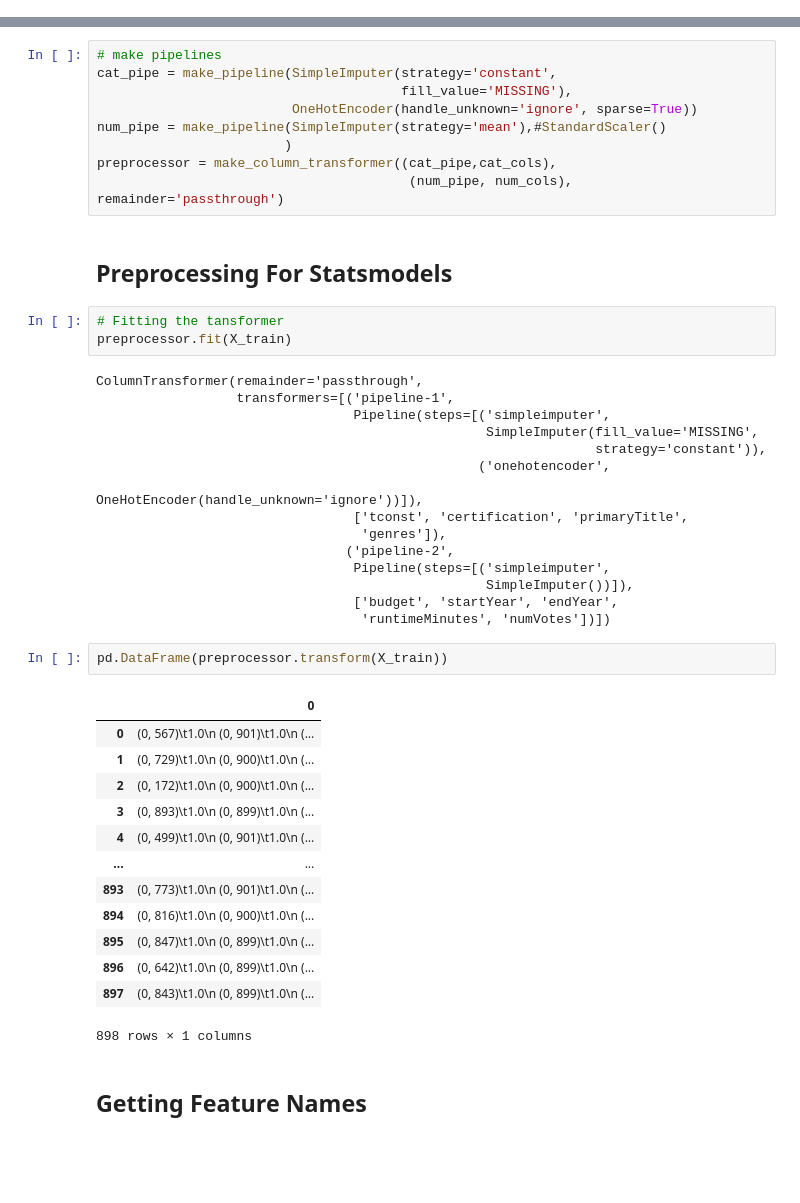
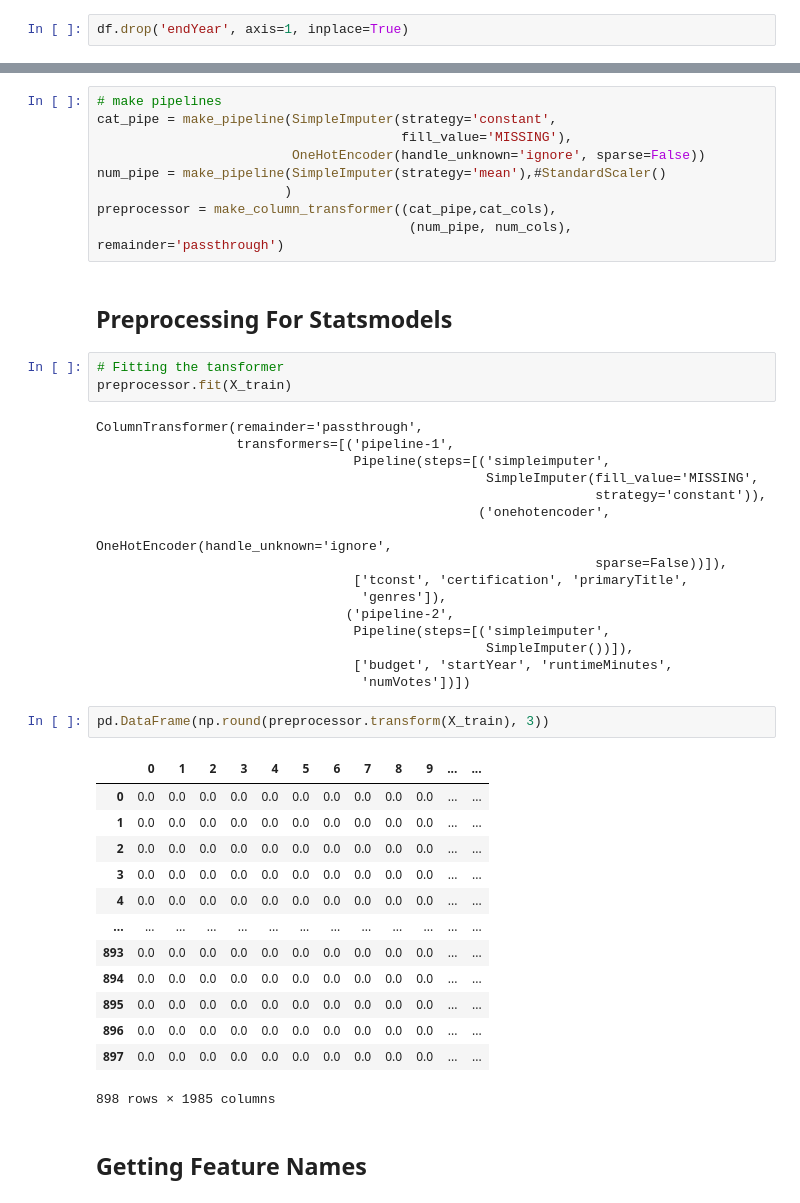
Before and after one commit to JoeBwonKenobi/Movie-Prediction-Project, a Jupyter notebook: Movie_Project_Part_5.ipynb, the cells around one changed output, grey strips where cells are left out. Drawn from its saved outputs; the diff is of its cells as text; blank space fills up the shorter version.

```diff
--- a/Movie_Project_Part_5.ipynb
+++ b/Movie_Project_Part_5.ipynb
@@ -1350,3 +1335,5 @@ dtype: int64
+# %%
+df.drop('endYear', axis=1, inplace=True)
 # %%
 sns.pairplot(df,y_vars='revenue');
 # %% [output]
@@ -1384,7 +1371,7 @@ num_cols
 # make pipelines
 cat_pipe = make_pipeline(SimpleImputer(strategy='constant',
                                        fill_value='MISSING'),
-                         OneHotEncoder(handle_unknown='ignore', sparse=True))
+                         OneHotEncoder(handle_unknown='ignore', sparse=False))
 num_pipe = make_pipeline(SimpleImputer(strategy='mean'),#StandardScaler()
                         )
 preprocessor = make_column_transformer((cat_pipe,cat_cols),
@@ -1401,30 +1388,31 @@ ColumnTransformer(remainder='passthrough',
                                                   SimpleImputer(fill_value='MISSING',
                                                                 strategy='constant')),
                                                  ('onehotencoder',
-                                                  OneHotEncoder(handle_unknown='ignore'))]),
+                                                  OneHotEncoder(handle_unknown='ignore',
+                                                                sparse=False))]),
                                  ['tconst', 'certification', 'primaryTitle',
                                   'genres']),
                                 ('pipeline-2',
                                  Pipeline(steps=[('simpleimputer',
                                                   SimpleImputer())]),
-                                 ['budget', 'startYear', 'endYear',
-                                  'runtimeMinutes', 'numVotes'])])
+                                 ['budget', 'startYear', 'runtimeMinutes',
+                                  'numVotes'])])
 # %%
-pd.DataFrame(preprocessor.transform(X_train))
+pd.DataFrame(np.round(preprocessor.transform(X_train), 3))
 # %% [output]
-|  | 0 |
-| 0 | (0, 567)\t1.0\n (0, 901)\t1.0\n (... |
-| 1 | (0, 729)\t1.0\n (0, 900)\t1.0\n (... |
-| 2 | (0, 172)\t1.0\n (0, 900)\t1.0\n (... |
-| 3 | (0, 893)\t1.0\n (0, 899)\t1.0\n (... |
-| 4 | (0, 499)\t1.0\n (0, 901)\t1.0\n (... |
-| ... | ... |
-| 893 | (0, 773)\t1.0\n (0, 901)\t1.0\n (... |
-| 894 | (0, 816)\t1.0\n (0, 900)\t1.0\n (... |
-| 895 | (0, 847)\t1.0\n (0, 899)\t1.0\n (... |
-| 896 | (0, 642)\t1.0\n (0, 899)\t1.0\n (... |
-| 897 | (0, 843)\t1.0\n (0, 899)\t1.0\n (... |
+|  | 0 | 1 | 2 | 3 | 4 | 5 | 6 | 7 | 8 | 9 | ... | ... |
+| 0 | 0.0 | 0.0 | 0.0 | 0.0 | 0.0 | 0.0 | 0.0 | 0.0 | 0.0 | 0.0 | ... | ... |
+| 1 | 0.0 | 0.0 | 0.0 | 0.0 | 0.0 | 0.0 | 0.0 | 0.0 | 0.0 | 0.0 | ... | ... |
+| 2 | 0.0 | 0.0 | 0.0 | 0.0 | 0.0 | 0.0 | 0.0 | 0.0 | 0.0 | 0.0 | ... | ... |
+| 3 | 0.0 | 0.0 | 0.0 | 0.0 | 0.0 | 0.0 | 0.0 | 0.0 | 0.0 | 0.0 | ... | ... |
+| 4 | 0.0 | 0.0 | 0.0 | 0.0 | 0.0 | 0.0 | 0.0 | 0.0 | 0.0 | 0.0 | ... | ... |
+| ... | ... | ... | ... | ... | ... | ... | ... | ... | ... | ... | ... | ... |
+| 893 | 0.0 | 0.0 | 0.0 | 0.0 | 0.0 | 0.0 | 0.0 | 0.0 | 0.0 | 0.0 | ... | ... |
+| 894 | 0.0 | 0.0 | 0.0 | 0.0 | 0.0 | 0.0 | 0.0 | 0.0 | 0.0 | 0.0 | ... | ... |
+| 895 | 0.0 | 0.0 | 0.0 | 0.0 | 0.0 | 0.0 | 0.0 | 0.0 | 0.0 | 0.0 | ... | ... |
+| 896 | 0.0 | 0.0 | 0.0 | 0.0 | 0.0 | 0.0 | 0.0 | 0.0 | 0.0 | 0.0 | ... | ... |
+| 897 | 0.0 | 0.0 | 0.0 | 0.0 | 0.0 | 0.0 | 0.0 | 0.0 | 0.0 | 0.0 | ... | ... |
-898 rows × 1 columns
+898 rows × 1985 columns
 # %% [markdown]
 ## **Getting Feature Names**
 # %%
```
Also changed, not shown: parts of 16 cells of this notebook.
